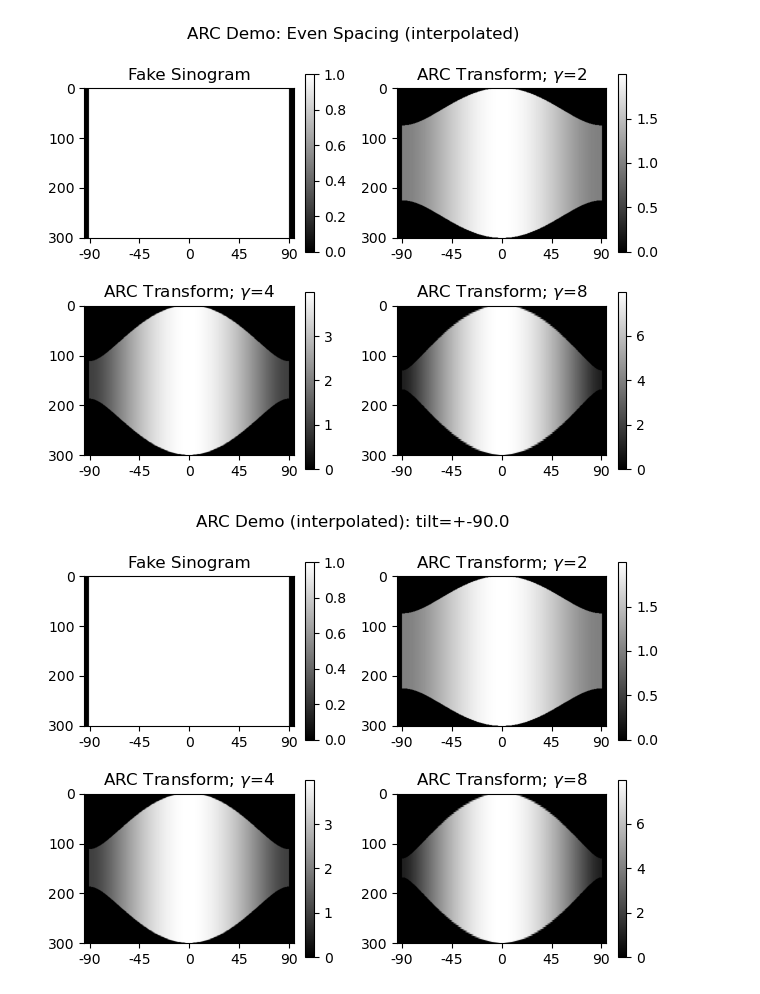
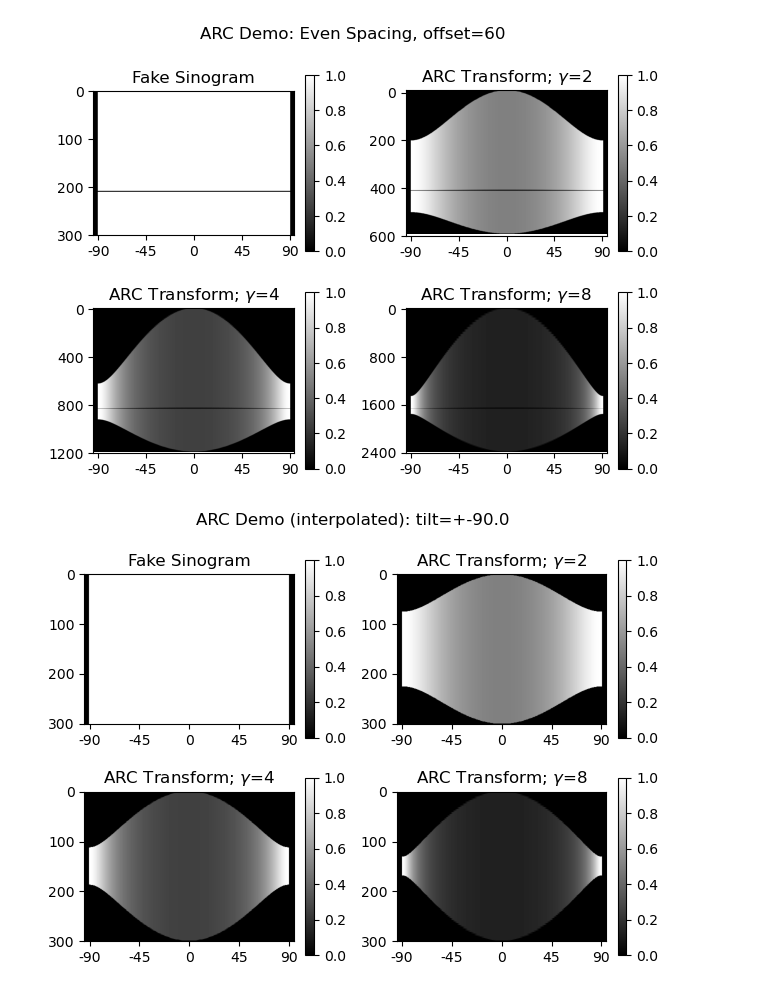
Before and after one commit to cabouman/wind_tomo, a Jupyter notebook: demo/ARC_svmbir_play.ipynb, the cells around one changed output. Cells and saved outputs as stored; diff of their text form; code cells hidden in the pictures.

```diff
--- a/demo/ARC_svmbir_play.ipynb
+++ b/demo/ARC_svmbir_play.ipynb
@@ -28,6 +144,8 @@ def padding(array, xx, yy):
 # %%
-def ARC_sino_transform(sino,angles,gamma, compress_horizontally=True):
-    comp_idx=int(compress_horizontally)
+def alt_scale(image,factor):
+    return nd.zoom(image,(1,factor),order=1,mode='reflect',cval=0,grid_mode=False)
+
+def ARC_sino_transform_old(sino,angles,gamma):
     num_channels=sino.shape[2]
     num_slices = sino.shape[1]
     sino_tilde= np.zeros(sino.shape)
@@ -38,12 +156,13 @@ def ARC_sino_transform(sino,angles,gamma, compress_horizontally=True):
         else:
             theta_tilde= np.arctan2(gamma*np.sin(theta),np.cos(theta))
 
-        beta= gamma/np.sqrt((gamma**2)*(np.sin(theta)**2)+np.cos(theta)**2)
+        beta= np.sqrt((gamma**2)*(np.sin(theta)**2)+np.cos(theta)**2)/gamma
         if theta_tilde==0:
             alpha=gamma
         else:
             alpha= gamma*np.sin(theta)/np.sin(theta_tilde)
-        scale=[(1/alpha,1),(1,1/alpha)]
-        sino_tilde[thetaidx,:,:]=padding(beta*rescale(sino[thetaidx,:,:],scale[comp_idx]),num_slices,num_channels)
+        sino_tilde[thetaidx,:,:]=padding(
+            beta*rescale(sino[thetaidx,:,:],(1,1/alpha),preserve_range=True)
+            ,num_slices,num_channels)
         new_angles[thetaidx]=theta_tilde
     return sino_tilde, new_angles
@@ -181,112 +351,120 @@ plt.tight_layout()
 # %%
+offset=60
 views=400
 tilt_angle=np.pi/2
 a, b = -tilt_angle, tilt_angle
-fake_sino=np.ones((views,300,1))
+fake_sino=np.ones((views,1,300))
+fake_sino[:,:,int((300-1)/2)+offset-1:int((300-1)/2)+offset+1] -= 1
 fake_angles=np.linspace(-tilt_angle, tilt_angle, views)
 plt.subplot(2,2,1)
 npad=((0,0),(10,10))
-plt.imshow(np.pad(np.transpose(fake_sino[:,:,0]),npad),cmap='grey')
+plt.imshow(np.pad(np.transpose(fake_sino[:,0,:]),npad),cmap='grey')
 plt.xticks(np.linspace(10, fake_sino.shape[0]+10, 5), np.arange(-90,91,180/4,dtype=int))
-plt.yticks(np.linspace(0, fake_sino.shape[1], 4), np.arange(0,301,300/3,dtype=int))
+plt.yticks(np.linspace(0, fake_sino.shape[2], 4), np.arange(0,301,300/3,dtype=int))
 plt.colorbar(fraction=0.040)
 plt.title('Fake Sinogram')
 
 gamma=2
-fake_sino_tilde, fake_angles_tilde = ARC_sino_transform(fake_sino,fake_angles,gamma,compress_horizontally=False)
+new_channel=gamma*300
+fake_sino_tilde, fake_angles_tilde = ARC_sino_transform(fake_sino,fake_angles,gamma,gamma,center_offset=offset,method='linear')
 plt.subplot(2,2,2)
-sino_tilde=np.transpose(fake_sino_tilde[:,:,0])
+sino_tilde=np.transpose(fake_sino_tilde[:,0,:])
 sino_interp=even_interp_sino(sino_tilde,fake_angles_tilde,fake_angles)
 plt.imshow(np.pad(sino_interp,npad),cmap='grey')
 plt.xticks(np.linspace(10, fake_sino.shape[0]+10, 5), np.arange(-90,91,180/4,dtype=int))
-plt.yticks(np.linspace(0, fake_sino.shape[1], 4), np.arange(0,301,300/3,dtype=int))
+plt.yticks(np.linspace(10, fake_sino_tilde.shape[2]+10, 4), np.arange(0,new_channel+1,new_channel/3,dtype=int))
+plt.gca().set_aspect(400/(views*gamma))
 plt.colorbar(fraction=0.040)
 plt.title('ARC Transform; $\gamma$={}'.format(gamma))
 
 gamma=4
-fake_sino_tilde, fake_angles_tilde = ARC_sino_transform(fake_sino,fake_angles,gamma,compress_horizontally=False)
+new_channel=gamma*300
+fake_sino_tilde, fake_angles_tilde = ARC_sino_transform(fake_sino,fake_angles,gamma,gamma,center_offset=offset,method='linear')
 plt.subplot(2,2,3)
-sino_tilde=np.transpose(fake_sino_tilde[:,:,0])
+sino_tilde=np.transpose(fake_sino_tilde[:,0,:])
 sino_interp=even_interp_sino(sino_tilde,fake_angles_tilde,fake_angles)
 plt.imshow(np.pad(sino_interp,npad),cmap='grey')
 plt.xticks(np.linspace(10, fake_sino.shape[0]+10, 5), np.arange(-90,91,180/4,dtype=int))
-plt.yticks(np.linspace(0, fake_sino.shape[1], 4), np.arange(0,301,300/3,dtype=int))
+plt.yticks(np.linspace(10, fake_sino_tilde.shape[2]+10, 4), np.arange(0,new_channel+1,new_channel/3,dtype=int))
+plt.gca().set_aspect(400/(views*gamma))
 plt.colorbar(fraction=0.040)
 plt.title('ARC Transform; $\gamma$={}'.format(gamma))
 
 gamma=8
-fake_sino_tilde, fake_angles_tilde = ARC_sino_transform(fake_sino,fake_angles,gamma,compress_horizontally=False)
+new_channel=gamma*300
+fake_sino_tilde, fake_angles_tilde = ARC_sino_transform(fake_sino,fake_angles,gamma,gamma,center_offset=offset,method='linear')
 plt.subplot(2,2,4)
-sino_tilde=np.transpose(fake_sino_tilde[:,:,0])
+sino_tilde=np.transpose(fake_sino_tilde[:,0,:])
 sino_interp=even_interp_sino(sino_tilde,fake_angles_tilde,fake_angles)
 plt.imshow(np.pad(sino_interp,npad),cmap='grey')
 plt.xticks(np.linspace(10, fake_sino.shape[0]+10, 5), np.arange(-90,91,180/4,dtype=int))
-plt.yticks(np.linspace(0, fake_sino.shape[1], 4), np.arange(0,301,300/3,dtype=int))
+plt.yticks(np.linspace(10, fake_sino_tilde.shape[2]+10, 4), np.arange(0,new_channel+1,new_channel/3,dtype=int))
+plt.gca().set_aspect(400/(views*gamma))
 plt.colorbar(fraction=0.040)
 plt.title('ARC Transform; $\gamma$={}'.format(gamma))
 
-plt.suptitle('ARC Demo: Even Spacing (interpolated)')
+plt.suptitle('ARC Demo: Even Spacing, offset={}'.format(offset))
 plt.tight_layout()
 # %% [output]
-[figure, old version]
+[figure, new version]
 # %%
 imwidth=400
 views=int(400/1)
 tilt_angle=np.pi/2
 a, b = -tilt_angle, tilt_angle
-fake_sino=np.ones((views,300,1))
+fake_sino=np.ones((views,1,300))
 fake_angles=np.linspace(-tilt_angle, tilt_angle, views)
 plt.subplot(2,2,1)
 npad=((0,0),(int((imwidth-views)/2)+10,int((imwidth-views)/2)+10))
-plt.imshow(np.pad(np.transpose(fake_sino[:,:,0]),npad),cmap='grey')
+plt.imshow(np.pad(np.transpose(fake_sino[:,0,:]),npad),cmap='grey')
 plt.xticks(np.linspace(10, imwidth+10, 5), np.arange(-90,91,180/4,dtype=int))
-plt.yticks(np.linspace(0, fake_sino.shape[1], 4), np.arange(0,301,300/3,dtype=int))
+plt.yticks(np.linspace(0, fake_sino.shape[2], 4), np.arange(0,301,300/3,dtype=int))
 plt.colorbar(fraction=0.040)
 plt.title('Fake Sinogram')
 
 gamma=2
-fake_sino_tilde, fake_angles_tilde = ARC_sino_transform(fake_sino,fake_angles,gamma,compress_horizontally=False)
+fake_sino_tilde, fake_angles_tilde = ARC_sino_transform(fake_sino,fake_angles,gamma,method='linear')
 plt.subplot(2,2,2)
-sino_tilde=np.transpose(fake_sino_tilde[:,:,0])
+sino_tilde=np.transpose(fake_sino_tilde[:,0,:])
 reg_ang=np.linspace(fake_angles_tilde.min(), fake_angles_tilde.max(), num=int(views*fake_angles_tilde.max()/tilt_angle))
 sino_interp=even_interp_sino(sino_tilde,fake_angles_tilde,reg_ang)
 npad=((0,0),(int((imwidth-len(reg_ang))/2)+10,int((imwidth-len(reg_ang))/2)+10))
 plt.imshow(np.pad(sino_interp,npad),cmap='grey')
 plt.xticks(np.linspace(10, imwidth+10, 5), np.arange(-90,91,180/4,dtype=int))
-plt.yticks(np.linspace(0, fake_sino.shape[1], 4), np.arange(0,301,300/3,dtype=int))
+plt.yticks(np.linspace(0, fake_sino.shape[2], 4), np.arange(0,301,300/3,dtype=int))
 plt.colorbar(fraction=0.040)
 plt.title('ARC Transform; $\gamma$={}'.format(gamma))
 
 gamma=4
-fake_sino_tilde, fake_angles_tilde = ARC_sino_transform(fake_sino,fake_angles,gamma,compress_horizontally=False)
+fake_sino_tilde, fake_angles_tilde = ARC_sino_transform(fake_sino,fake_angles,gamma,method='linear')
 plt.subplot(2,2,3)
-sino_tilde=np.transpose(fake_sino_tilde[:,:,0])
+sino_tilde=np.transpose(fake_sino_tilde[:,0,:])
 reg_ang=np.linspace(fake_angles_tilde.min(), fake_angles_tilde.max(), num=int(views*fake_angles_tilde.max()/tilt_angle))
 sino_interp=even_interp_sino(sino_tilde,fake_angles_tilde,reg_ang)
 npad=((0,0),(int((imwidth-len(reg_ang))/2)+10,int((imwidth-len(reg_ang))/2)+10))
 plt.imshow(np.pad(sino_interp,npad),cmap='grey')
 plt.xticks(np.linspace(10, imwidth+10, 5), np.arange(-90,91,180/4,dtype=int))
-plt.yticks(np.linspace(0, fake_sino.shape[1], 4), np.arange(0,301,300/3,dtype=int))
+plt.yticks(np.linspace(0, fake_sino.shape[2], 4), np.arange(0,301,300/3,dtype=int))
 plt.colorbar(fraction=0.040)
 plt.title('ARC Transform; $\gamma$={}'.format(gamma))
 
 gamma=8
-fake_sino_tilde, fake_angles_tilde = ARC_sino_transform(fake_sino,fake_angles,gamma,compress_horizontally=False)
+fake_sino_tilde, fake_angles_tilde = ARC_sino_transform(fake_sino,fake_angles,gamma,method='linear')
 plt.subplot(2,2,4)
-sino_tilde=np.transpose(fake_sino_tilde[:,:,0])
+sino_tilde=np.transpose(fake_sino_tilde[:,0,:])
 reg_ang=np.linspace(fake_angles_tilde.min(), fake_angles_tilde.max(), num=int(views*fake_angles_tilde.max()/tilt_angle))
 sino_interp=even_interp_sino(sino_tilde,fake_angles_tilde,reg_ang)
 npad=((0,0),(int((imwidth-len(reg_ang))/2)+10,int((imwidth-len(reg_ang))/2)+10))
 plt.imshow(np.pad(sino_interp,npad),cmap='grey')
 plt.xticks(np.linspace(10, imwidth+10, 5), np.arange(-90,91,180/4,dtype=int))
-plt.yticks(np.linspace(0, fake_sino.shape[1], 4), np.arange(0,301,300/3,dtype=int))
+plt.yticks(np.linspace(0, fake_sino.shape[2], 4), np.arange(0,301,300/3,dtype=int))
 plt.colorbar(fraction=0.040)
 plt.title('ARC Transform; $\gamma$={}'.format(gamma))
 
 plt.suptitle('ARC Demo (interpolated): tilt=+-{}'.format(tilt_angle*180/np.pi))
 plt.tight_layout()
 # %% [output]
-[figure, old version]
+[figure, new version]
 # %%
 imwidth=400
 views=int(400/2)
```
Also changed, not shown: parts of 51 cells of this notebook.
